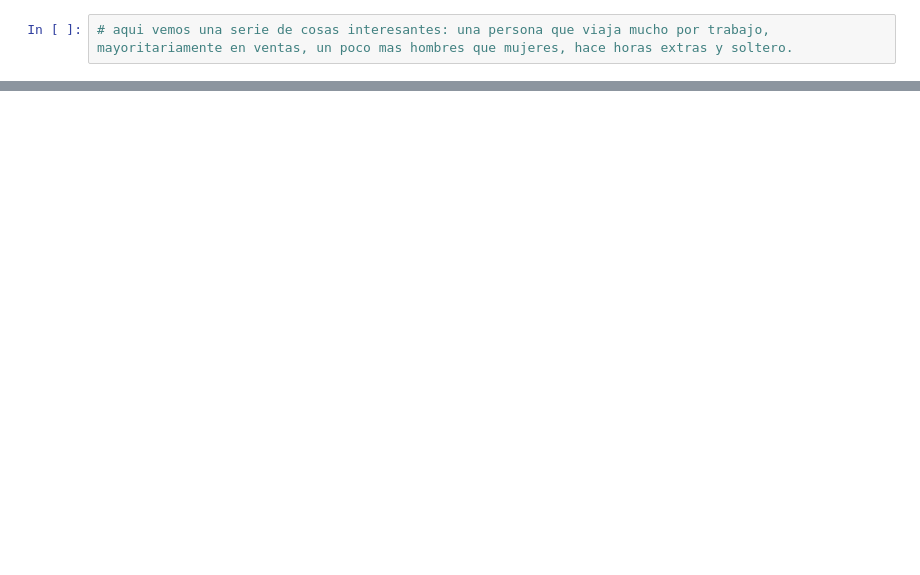
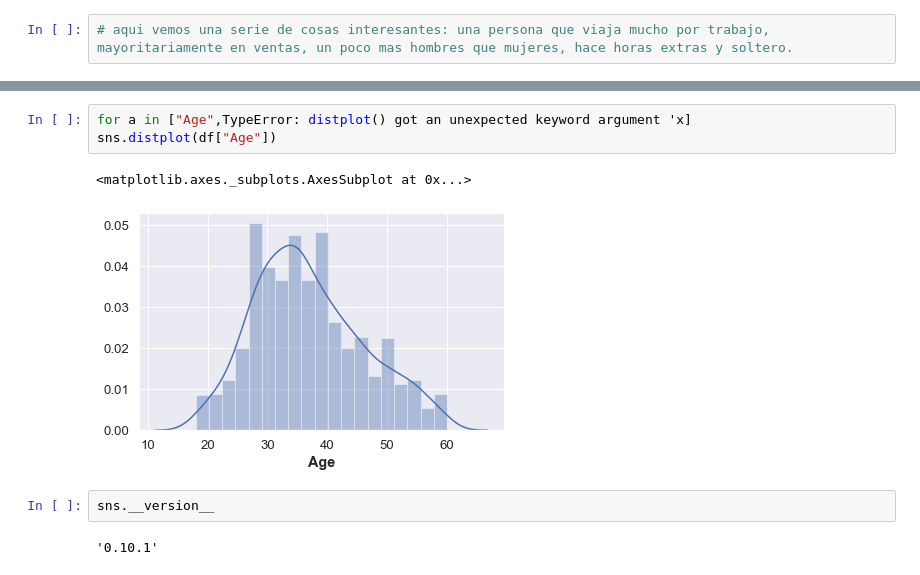
Before and after one commit to gonzalo71/TestGit, a Jupyter notebook: IBM_HR_Analytics_Employee.ipynb, the cells around one changed output, grey strips where cells are left out. Saved outputs shown, nothing was run; the diff lists cells and outputs as text; blank space fills up the shorter version.

```diff
--- a/IBM_HR_Analytics_Employee.ipynb
+++ b/IBM_HR_Analytics_Employee.ipynb
@@ -160,0 +195,10 @@ for i, column in enumerate(cat_cols, 1):
+# %%
+for a in ["Age",TypeError: distplot() got an unexpected keyword argument 'x]
+sns.distplot(df["Age"])
+# %% [output]
+<matplotlib.axes._subplots.AxesSubplot at 0x...>
+[figure, added]
+# %%
+sns.__version__
+# %% [output]
+'0.10.1'
```
Also changed, not shown: parts of 8 cells of this notebook, 3 other files.
